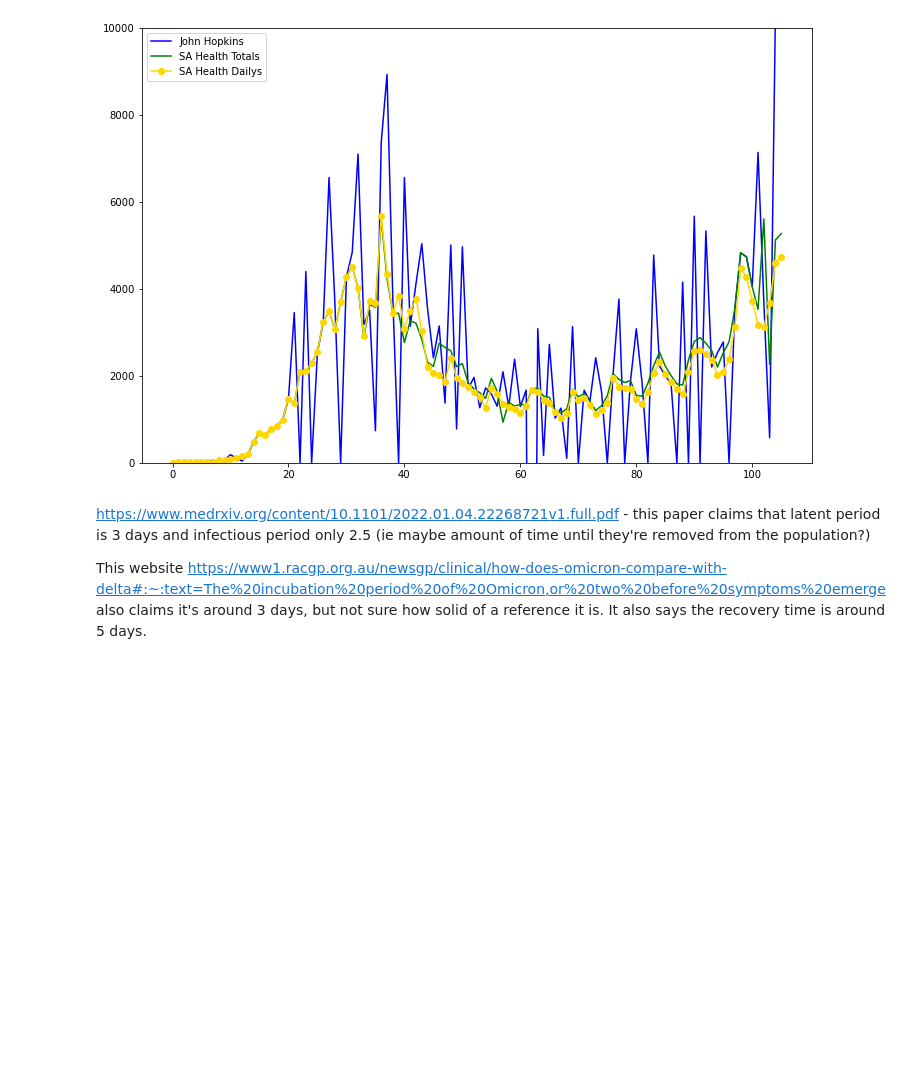
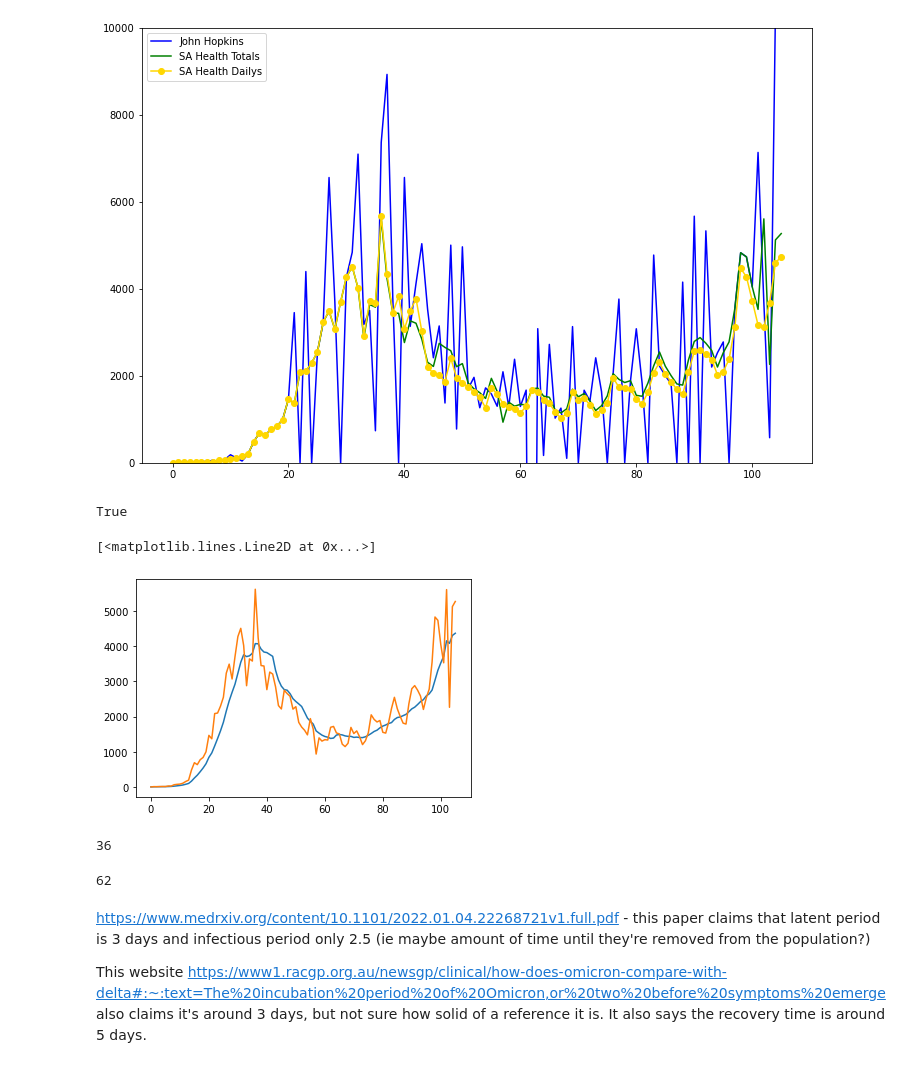
Before and after one commit to yuval-b/covid_thesis, a Jupyter notebook: 6. Modelling South Australia.ipynb, the cells around one changed output. Drawn from its saved outputs; the diff is of its cells as text; code cells hidden in the pictures; blank space fills up the shorter version.

Commit message:
Changing inflection points, setting L

```diff
--- a/6. Modelling South Australia.ipynb
+++ b/6. Modelling South Australia.ipynb
@@ -118,6 +120,47 @@ plt.legend()
 # %% [output]
 <matplotlib.legend.Legend at 0x...>
 [figure]
+# %%
+# Five point moving average (for finding inflections)
+def moving_average(llist, w_size):
+    i = 0
+    # Initialize an empty list to store moving averages
+    moving_averages = []
+
+    for j in range(w_size - 1):
+        window_average = np.sum(llist[:j+1])/(j+1)
+        moving_averages.append(window_average)
+
+    while i < len(llist) - w_size + 1:
+        window_average = np.sum(llist[i:i+w_size]) / w_size
+        moving_averages.append(window_average)
+        i += 1
+
+    for j in range(w_size - 1):
+        window_average = np.sum(llist[len(llist)-w_size+(j+1):])/(j+1)
+
+
+    return moving_averages
+# %%
+ma = moving_average(saht_daily,7)
+# %%
+len(ma) == len(saht_daily)
+# %% [output]
+True
+# %%
+plt.plot(ma)
+plt.plot(saht_daily)
+# %% [output]
+[<matplotlib.lines.Line2D at 0x...>]
+[figure, added]
+# %%
+ma.index(max(ma[:90]))
+# %% [output]
+36
+# %%
+ma.index(min(ma[40:90]))
+# %% [output]
+62
 # %%
 totals = list(om.iloc[0])
 
```
Also changed, not shown: parts of 12 cells of this notebook.
